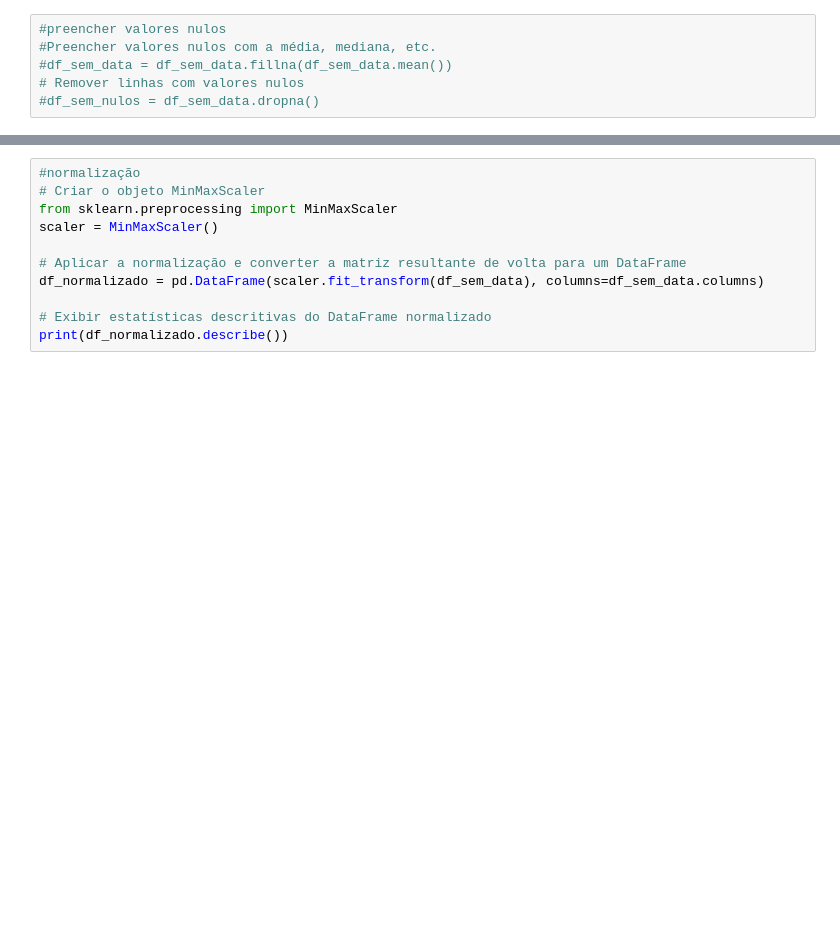
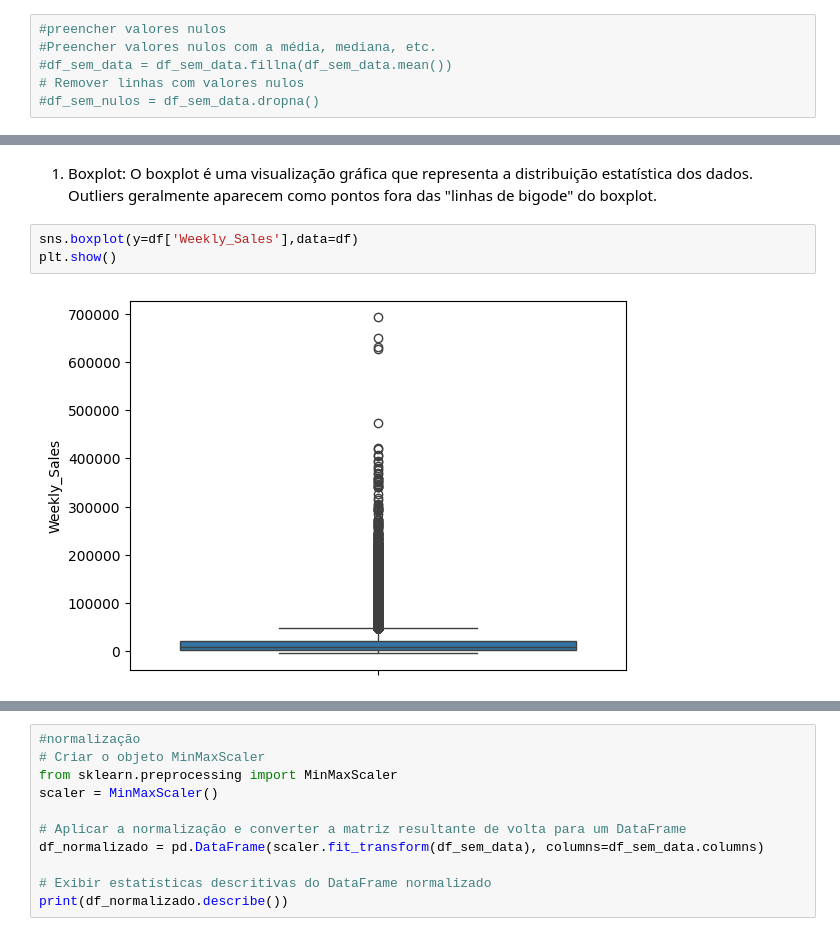
Before and after one commit to nataliaartilha/Case-IA, a Jupyter notebook: case_ia.ipynb, the cells around one changed output, grey strips where cells are left out. Drawn from its saved outputs; the diff is of its cells as text; blank space fills up the shorter version.

```diff
--- a/case_ia.ipynb
+++ b/case_ia.ipynb
@@ -358,0 +359,9 @@ max         1.000000       1.000000
+# %% [markdown]
+1. Boxplot:
+O boxplot é uma visualização gráfica que representa a distribuição estatística dos dados.
+Outliers geralmente aparecem como pontos fora das "linhas de bigode" do boxplot.
+# %%
+sns.boxplot(y=df['Weekly_Sales'],data=df)
+plt.show()
+# %% [output]
+[figure, added]
```
Also changed, not shown: parts of 19 cells of this notebook.
